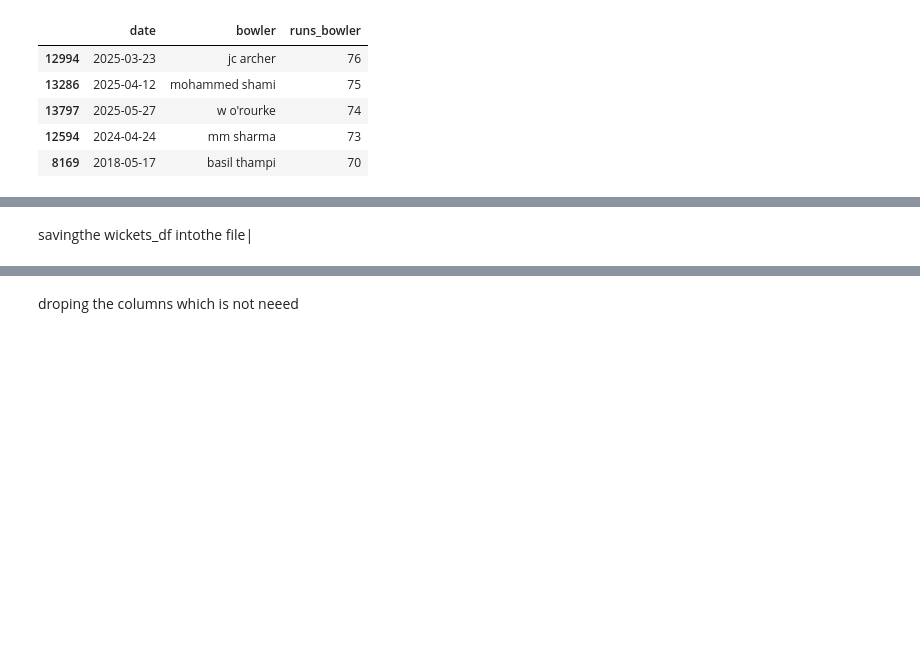
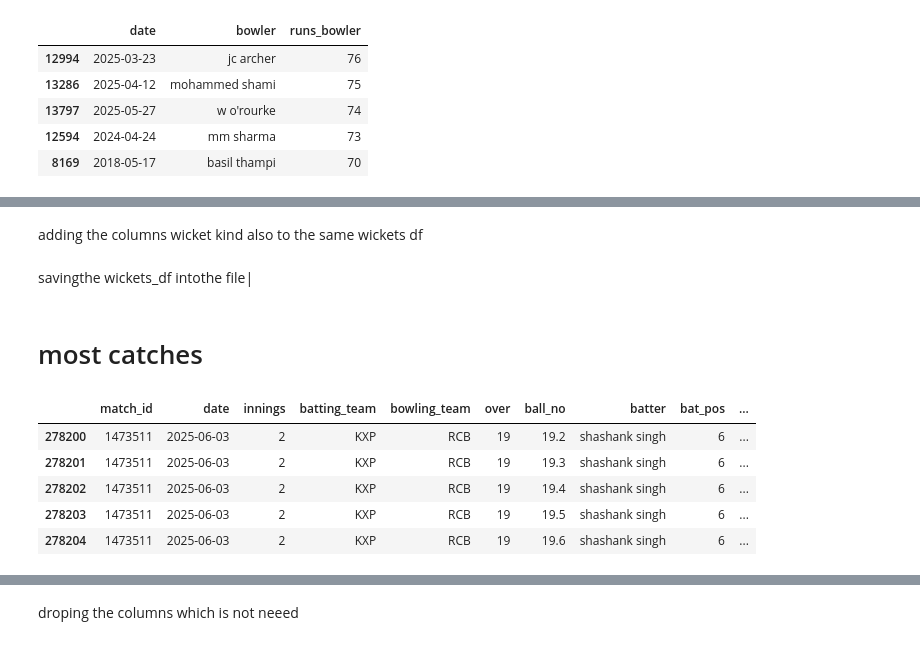
Before and after one commit to karansingh-chauhan/IPL-DATA-ANALYSIS, a Jupyter notebook: main.ipynb, the cells around one changed output, grey strips where cells are left out. Drawn from its saved outputs; the diff is of its cells as text; code cells hidden in the pictures; blank space fills up the shorter version.

```diff
--- a/main.ipynb
+++ b/main.ipynb
@@ -861,7 +862,7 @@ train_df.iloc[:,21:].head()
 # %%
 # Only fill NaN if it's NOT a dismissal that requires a fielder
 # This preserves the integrity of your 'Caught' and 'Run Out' stats
-train_df['fielders'] = train_df['fielders'].fillna('Not Applicable')
+# train_df['fielders'] = train_df['fielders'].fillna('Not Applicable')
 # %%
 train_df['runs_target'].nunique()
 # %% [output]
@@ -1681,4 +1692,17 @@ wickets_df.sort_values(by=['bowler_wicket', 'runs_bowler'], ascending=[False,Tru
+# %% [markdown]
+adding the columns wicket kind also to the same wickets df
 # %% [markdown]
 savingthe wickets_df intothe  file|
 # %%
 wickets_df.to_csv("bowler_wicket_runs.csv", index=False)
+# %% [markdown]
+#  most catches
+# %%
+train_df.tail()
+# %% [output]
+|  | match_id | date | innings | batting_team | bowling_team | over | ball_no | batter | bat_pos | ... |
+| 278200 | 1473511 | 2025-06-03 | 2 | KXP | RCB | 19 | 19.2 | shashank singh | 6 | ... |
+| 278201 | 1473511 | 2025-06-03 | 2 | KXP | RCB | 19 | 19.3 | shashank singh | 6 | ... |
+| 278202 | 1473511 | 2025-06-03 | 2 | KXP | RCB | 19 | 19.4 | shashank singh | 6 | ... |
+| 278203 | 1473511 | 2025-06-03 | 2 | KXP | RCB | 19 | 19.5 | shashank singh | 6 | ... |
+| 278204 | 1473511 | 2025-06-03 | 2 | KXP | RCB | 19 | 19.6 | shashank singh | 6 | ... |
```
Also changed, not shown: parts of 55 cells of this notebook.
